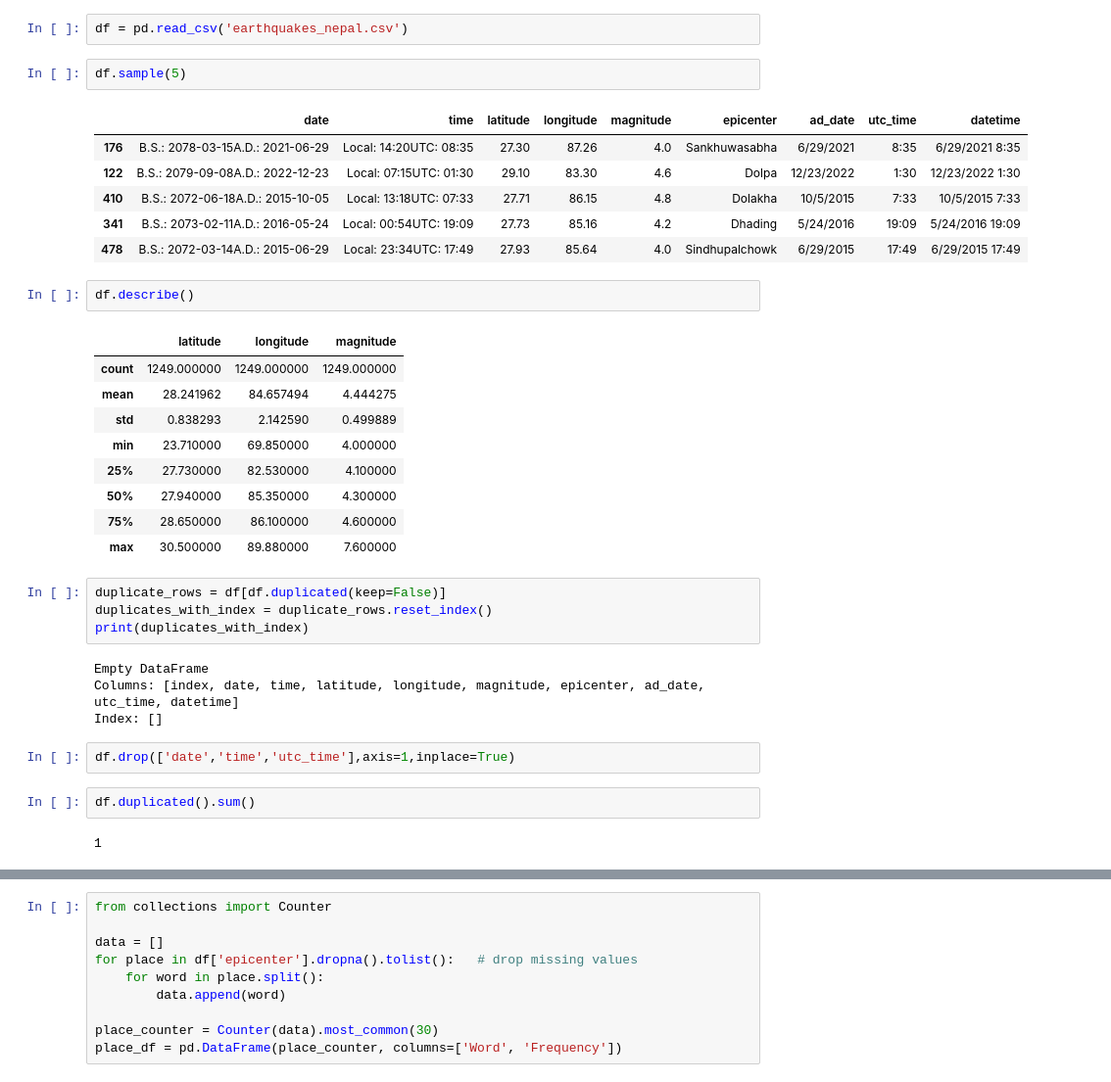
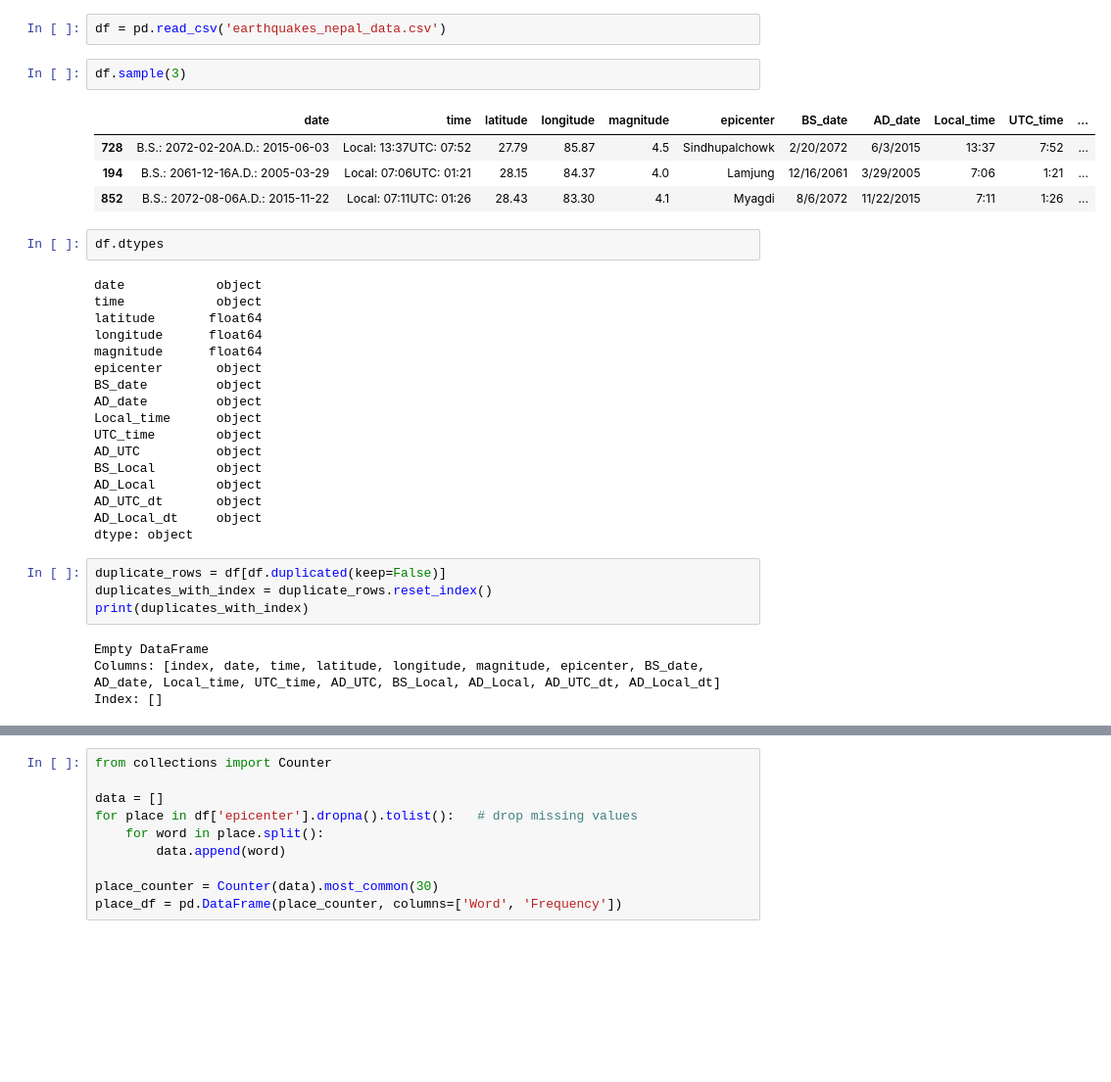
Before and after one commit to LAFFI01/Earthquake_Nepal, a Jupyter notebook: EDA.ipynb, the cells around one changed output, grey strips where cells are left out. Shown at 98% size. Saved outputs shown, nothing was run; the diff lists cells and outputs as text; blank space fills up the shorter version.

```diff
--- a/EDA.ipynb
+++ b/EDA.ipynb
@@ -9,37 +5,36 @@ Improve your data and profiling with ydata-sdk, featuring data quality scoring,
 # %%
-df = pd.read_csv('earthquakes_nepal.csv')
+df = pd.read_csv('earthquakes_nepal_data.csv')
 # %%
-df.sample(5)
+df.sample(3)
 # %% [output]
-|  | date | time | latitude | longitude | magnitude | epicenter | ad_date | utc_time | datetime |
-| 176 | B.S.: 2078-03-15A.D.: 2021-06-29 | Local: 14:20UTC: 08:35 | 27.30 | 87.26 | 4.0 | Sankhuwasabha | 6/29/2021 | 8:35 | 6/29/2021 8:35 |
-| 122 | B.S.: 2079-09-08A.D.: 2022-12-23 | Local: 07:15UTC: 01:30 | 29.10 | 83.30 | 4.6 | Dolpa | 12/23/2022 | 1:30 | 12/23/2022 1:30 |
-| 410 | B.S.: 2072-06-18A.D.: 2015-10-05 | Local: 13:18UTC: 07:33 | 27.71 | 86.15 | 4.8 | Dolakha | 10/5/2015 | 7:33 | 10/5/2015 7:33 |
-| 341 | B.S.: 2073-02-11A.D.: 2016-05-24 | Local: 00:54UTC: 19:09 | 27.73 | 85.16 | 4.2 | Dhading | 5/24/2016 | 19:09 | 5/24/2016 19:09 |
-| 478 | B.S.: 2072-03-14A.D.: 2015-06-29 | Local: 23:34UTC: 17:49 | 27.93 | 85.64 | 4.0 | Sindhupalchowk | 6/29/2015 | 17:49 | 6/29/2015 17:49 |
+|  | date | time | latitude | longitude | magnitude | epicenter | BS_date | AD_date | Local_time | UTC_time | ... |
+| 728 | B.S.: 2072-02-20A.D.: 2015-06-03 | Local: 13:37UTC: 07:52 | 27.79 | 85.87 | 4.5 | Sindhupalchowk | 2/20/2072 | 6/3/2015 | 13:37 | 7:52 | ... |
+| 194 | B.S.: 2061-12-16A.D.: 2005-03-29 | Local: 07:06UTC: 01:21 | 28.15 | 84.37 | 4.0 | Lamjung | 12/16/2061 | 3/29/2005 | 7:06 | 1:21 | ... |
+| 852 | B.S.: 2072-08-06A.D.: 2015-11-22 | Local: 07:11UTC: 01:26 | 28.43 | 83.30 | 4.1 | Myagdi | 8/6/2072 | 11/22/2015 | 7:11 | 1:26 | ... |
 # %%
-df.describe()
+df.dtypes
 # %% [output]
-|  | latitude | longitude | magnitude |
-| count | 1249.000000 | 1249.000000 | 1249.000000 |
-| mean | 28.241962 | 84.657494 | 4.444275 |
-| std | 0.838293 | 2.142590 | 0.499889 |
-| min | 23.710000 | 69.850000 | 4.000000 |
-| 25% | 27.730000 | 82.530000 | 4.100000 |
-| 50% | 27.940000 | 85.350000 | 4.300000 |
-| 75% | 28.650000 | 86.100000 | 4.600000 |
-| max | 30.500000 | 89.880000 | 7.600000 |
+date            object
+time            object
+latitude       float64
+longitude      float64
+magnitude      float64
+epicenter       object
+BS_date         object
+AD_date         object
+Local_time      object
+UTC_time        object
+AD_UTC          object
+BS_Local        object
+AD_Local        object
+AD_UTC_dt       object
+AD_Local_dt     object
+dtype: object
 # %%
 duplicate_rows = df[df.duplicated(keep=False)]
 duplicates_with_index = duplicate_rows.reset_index()
 print(duplicates_with_index)
 # %% [output]
 Empty DataFrame
-Columns: [index, date, time, latitude, longitude, magnitude, epicenter, ad_date, utc_time, datetime]
+Columns: [index, date, time, latitude, longitude, magnitude, epicenter, BS_date, AD_date, Local_time, UTC_time, AD_UTC, BS_Local, AD_Local, AD_UTC_dt, AD_Local_dt]
 Index: []
-# %%
-df.drop(['date','time','utc_time'],axis=1,inplace=True)
-# %%
-df.duplicated().sum()
-# %% [output]
-1
```
Also changed, not shown: parts of 40 cells of this notebook.
